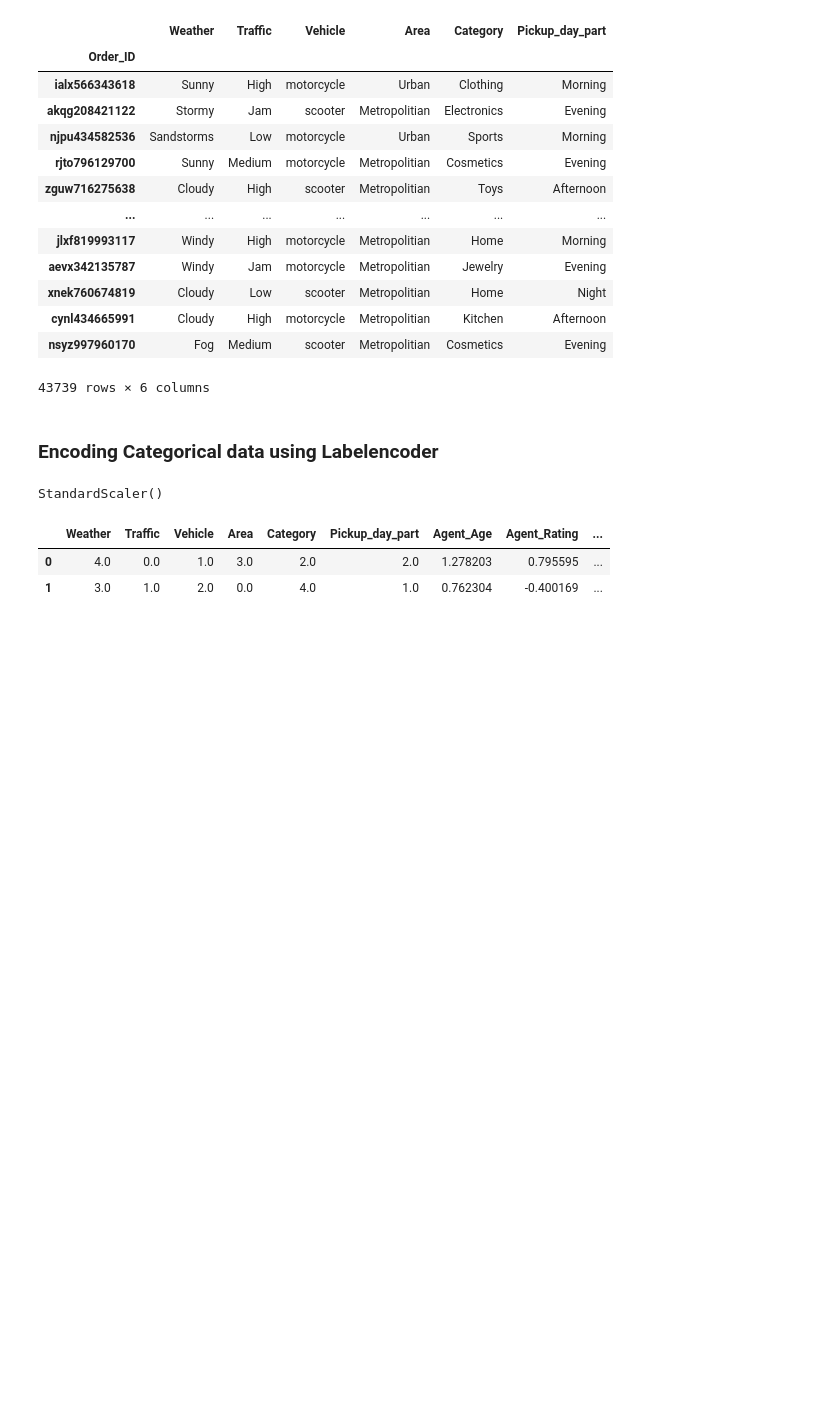
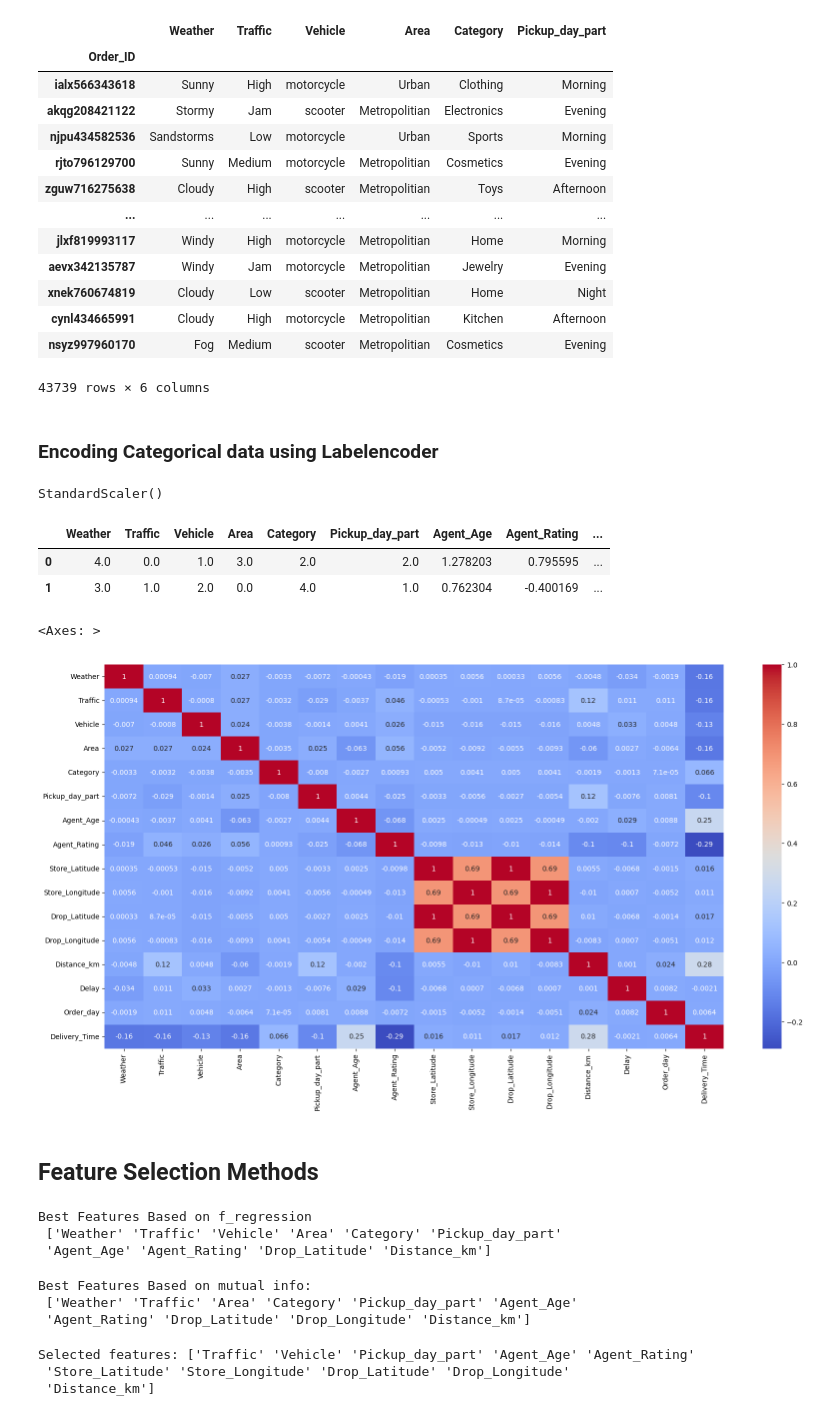
Before and after one commit to sushantkas/Project-3, a Jupyter notebook: model_building.ipynb, the cells around one changed output. Cells and saved outputs as stored; diff of their text form; code cells hidden in the pictures; blank space fills up the shorter version.

```diff
--- a/model_building.ipynb
+++ b/model_building.ipynb
@@ -130,3 +137,11 @@ scaled_data.head(2)
 |  | Weather | Traffic | Vehicle | Area | Category | Pickup_day_part | Agent_Age | Agent_Rating | ... |
 | 0 | 4.0 | 0.0 | 1.0 | 3.0 | 2.0 | 2.0 | 1.278203 | 0.795595 | ... |
 | 1 | 3.0 | 1.0 | 2.0 | 0.0 | 4.0 | 1.0 | 0.762304 | -0.400169 | ... |
+# %%
+import seaborn as sns
+import matplotlib.pyplot as plt
+plt.figure(figsize=(20,10))
+sns.heatmap(scaled_data.corr(), cmap="coolwarm", annot=True)
+# %% [output]
+<Axes: >
+[figure, added]
@@ -132,0 +152,35 @@ scaled_data.head(2)
+# %% [markdown]
+## Feature Selection Methods
+# %%
+from sklearn.feature_selection import SelectKBest, f_regression, mutual_info_regression
+
+# ANOVA F-test
+x_best = SelectKBest(score_func=f_regression, k=10)
+x_best.fit(x,y)
+print(f"Best Features Based on f_regression\n {x_best.get_feature_names_out()}")
+# %% [output]
+Best Features Based on f_regression
+ ['Weather' 'Traffic' 'Vehicle' 'Area' 'Category' 'Pickup_day_part'
+ 'Agent_Age' 'Agent_Rating' 'Drop_Latitude' 'Distance_km']
+# %%
+# Mutual information
+x_best_1 = SelectKBest(score_func=mutual_info_regression, k=10)
+#x_best = SelectKBest(score_func=f_regression, k=10)
+x_best_1.fit(x,y)
+print(f"Best Features Based on mutual info:\n {x_best_1.get_feature_names_out()}")
+# %% [output]
+Best Features Based on mutual info:
+ ['Weather' 'Traffic' 'Area' 'Category' 'Pickup_day_part' 'Agent_Age'
+ 'Agent_Rating' 'Drop_Latitude' 'Drop_Longitude' 'Distance_km']
+# %%
+from sklearn.feature_selection import RFE
+from sklearn.linear_model import LinearRegression
+
+model = LinearRegression()
+rfe_lr = RFE(model, n_features_to_select=10)
+X_rfe_lr = rfe_lr.fit_transform(x, y)
+print("Selected features:", rfe_lr.get_feature_names_out())
+# %% [output]
+Selected features: ['Traffic' 'Vehicle' 'Pickup_day_part' 'Agent_Age' 'Agent_Rating'
+ 'Store_Latitude' 'Store_Longitude' 'Drop_Latitude' 'Drop_Longitude'
+ 'Distance_km']
```
Also changed, not shown: parts of 45 cells of this notebook, 1 other file.
